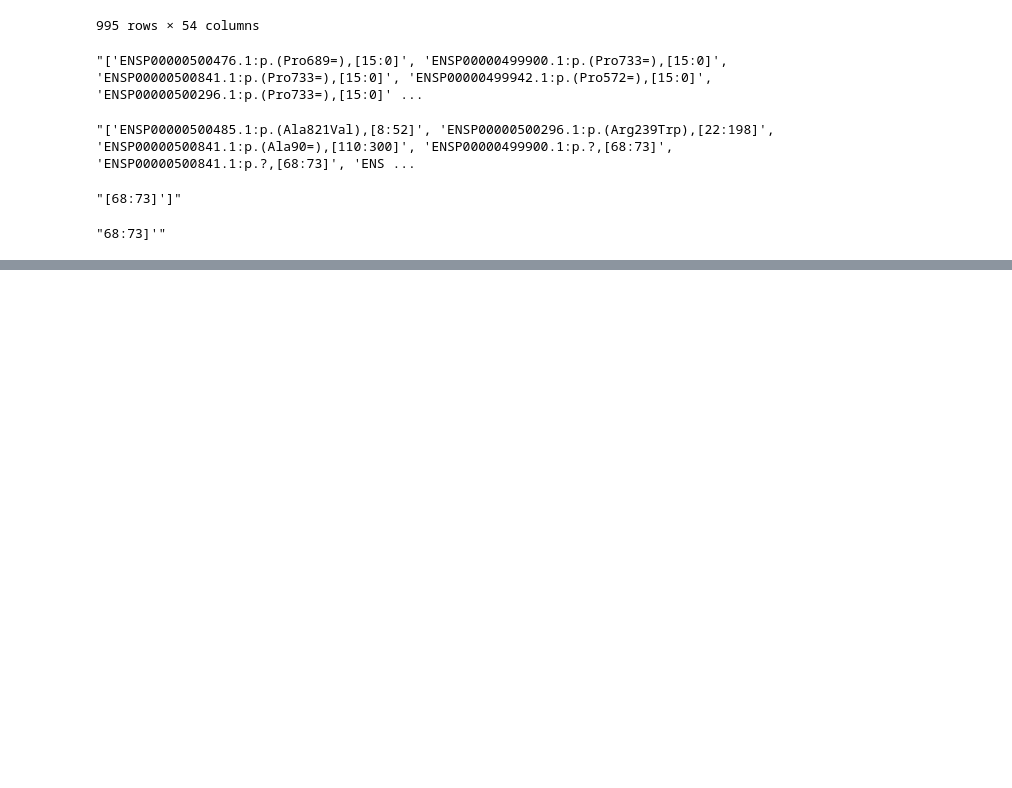
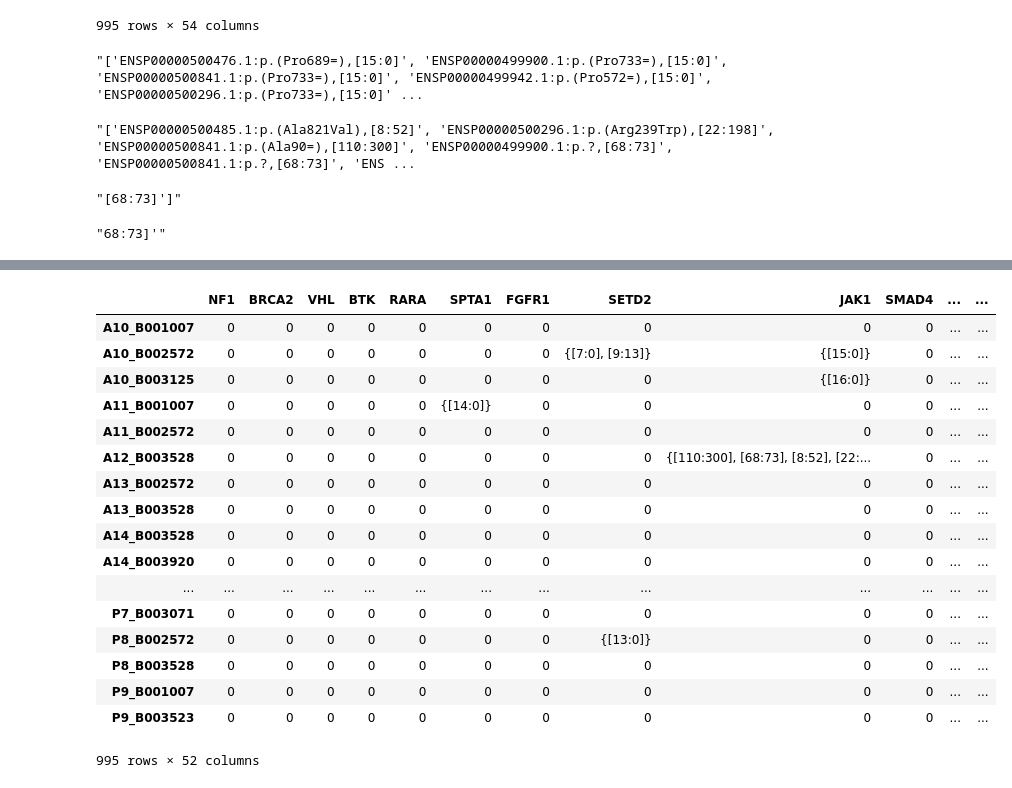
Before and after one commit to lincoln-harris/potLuck, a Jupyter notebook: new_cells_2.26.2020/get_whole_gene_ratios.ipynb, the cells around one changed output, grey strips where cells are left out. Drawn from its saved outputs; the diff is of its cells as text; code cells hidden in the pictures; blank space fills up the shorter version.

```diff
--- a/new_cells_2.26.2020/get_whole_gene_ratios.ipynb
+++ b/new_cells_2.26.2020/get_whole_gene_ratios.ipynb
@@ -135,0 +137,23 @@ b
+# %%
+b = b.drop('RET', axis=1) # why do I have to do this?!?
+b = b.fillna(0)
+b
+# %% [output]
+|  | NF1 | BRCA2 | VHL | BTK | RARA | SPTA1 | FGFR1 | SETD2 | JAK1 | SMAD4 | ... | ... |
+| A10_B001007 | 0 | 0 | 0 | 0 | 0 | 0 | 0 | 0 | 0 | 0 | ... | ... |
+| A10_B002572 | 0 | 0 | 0 | 0 | 0 | 0 | 0 | {[7:0], [9:13]} | {[15:0]} | 0 | ... | ... |
+| A10_B003125 | 0 | 0 | 0 | 0 | 0 | 0 | 0 | 0 | {[16:0]} | 0 | ... | ... |
+| A11_B001007 | 0 | 0 | 0 | 0 | 0 | {[14:0]} | 0 | 0 | 0 | 0 | ... | ... |
+| A11_B002572 | 0 | 0 | 0 | 0 | 0 | 0 | 0 | 0 | 0 | 0 | ... | ... |
+| A12_B003528 | 0 | 0 | 0 | 0 | 0 | 0 | 0 | 0 | {[110:300], [68:73], [8:52], [22:... | 0 | ... | ... |
+| A13_B002572 | 0 | 0 | 0 | 0 | 0 | 0 | 0 | 0 | 0 | 0 | ... | ... |
+| A13_B003528 | 0 | 0 | 0 | 0 | 0 | 0 | 0 | 0 | 0 | 0 | ... | ... |
+| A14_B003528 | 0 | 0 | 0 | 0 | 0 | 0 | 0 | 0 | 0 | 0 | ... | ... |
+| A14_B003920 | 0 | 0 | 0 | 0 | 0 | 0 | 0 | 0 | 0 | 0 | ... | ... |
+| ... | ... | ... | ... | ... | ... | ... | ... | ... | ... | ... | ... | ... |
+| P7_B003071 | 0 | 0 | 0 | 0 | 0 | 0 | 0 | 0 | 0 | 0 | ... | ... |
+| P8_B002572 | 0 | 0 | 0 | 0 | 0 | 0 | 0 | {[13:0]} | 0 | 0 | ... | ... |
+| P8_B003528 | 0 | 0 | 0 | 0 | 0 | 0 | 0 | 0 | 0 | 0 | ... | ... |
+| P9_B001007 | 0 | 0 | 0 | 0 | 0 | 0 | 0 | 0 | 0 | 0 | ... | ... |
+| P9_B003523 | 0 | 0 | 0 | 0 | 0 | 0 | 0 | 0 | 0 | 0 | ... | ... |
+995 rows × 52 columns
```
Also changed, not shown: parts of 8 cells of this notebook.
